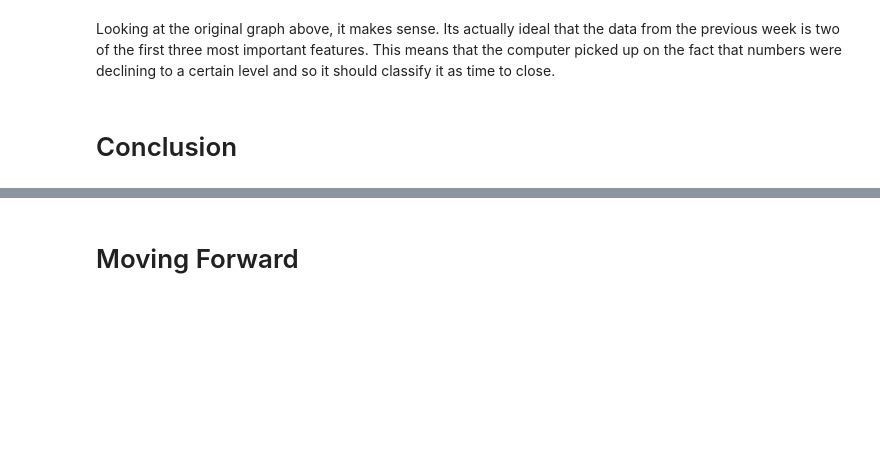
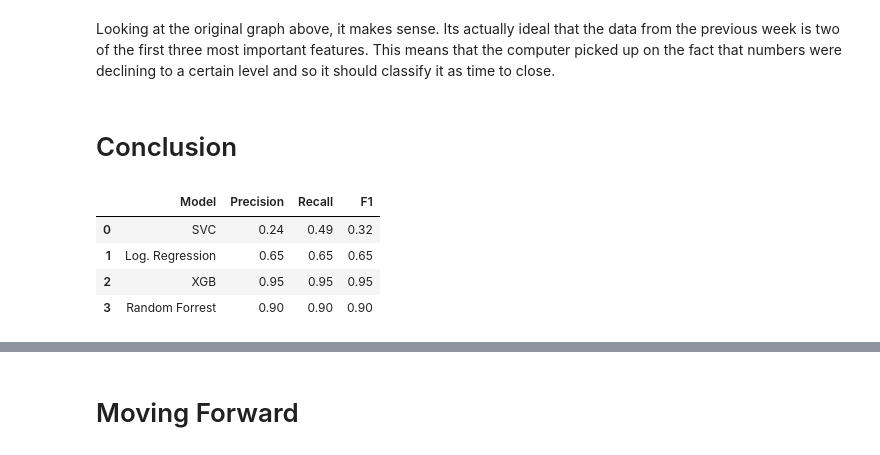
Before and after one commit to ozbunae/capstone, a Jupyter notebook: Baseline Modeling for Broadway Grosses.ipynb, the cells around one changed output, grey strips where cells are left out. Saved outputs shown, nothing was run; the diff lists cells and outputs as text; code cells hidden in the pictures; blank space fills up the shorter version.

```diff
--- a/Baseline Modeling for Broadway Grosses.ipynb
+++ b/Baseline Modeling for Broadway Grosses.ipynb
@@ -849,3 +860,15 @@ plt.show()
 Looking at the original graph above, it makes sense.  Its actually ideal that the data from the previous week is two of the first three most important features.  This means that the computer picked up on the fact that numbers were declining to a certain level and so it should classify it as time to close.
 # %% [markdown]
 # Conclusion
+# %%
+data = [['SVC',.24, .49, .32], ['Log. Regression',.65, .65, .65], ['XGB',.95,.95,.95], ['Random Forrest',.90,.90,.90]]
+
+df_results = pd.DataFrame(data, columns = ['Model', 'Precision', 'Recall', 'F1'])
+# %%
+df_results
+# %% [output]
+|  | Model | Precision | Recall | F1 |
+| 0 | SVC | 0.24 | 0.49 | 0.32 |
+| 1 | Log. Regression | 0.65 | 0.65 | 0.65 |
+| 2 | XGB | 0.95 | 0.95 | 0.95 |
+| 3 | Random Forrest | 0.90 | 0.90 | 0.90 |
```
Also changed, not shown: parts of 31 cells of this notebook, 10 other files.
